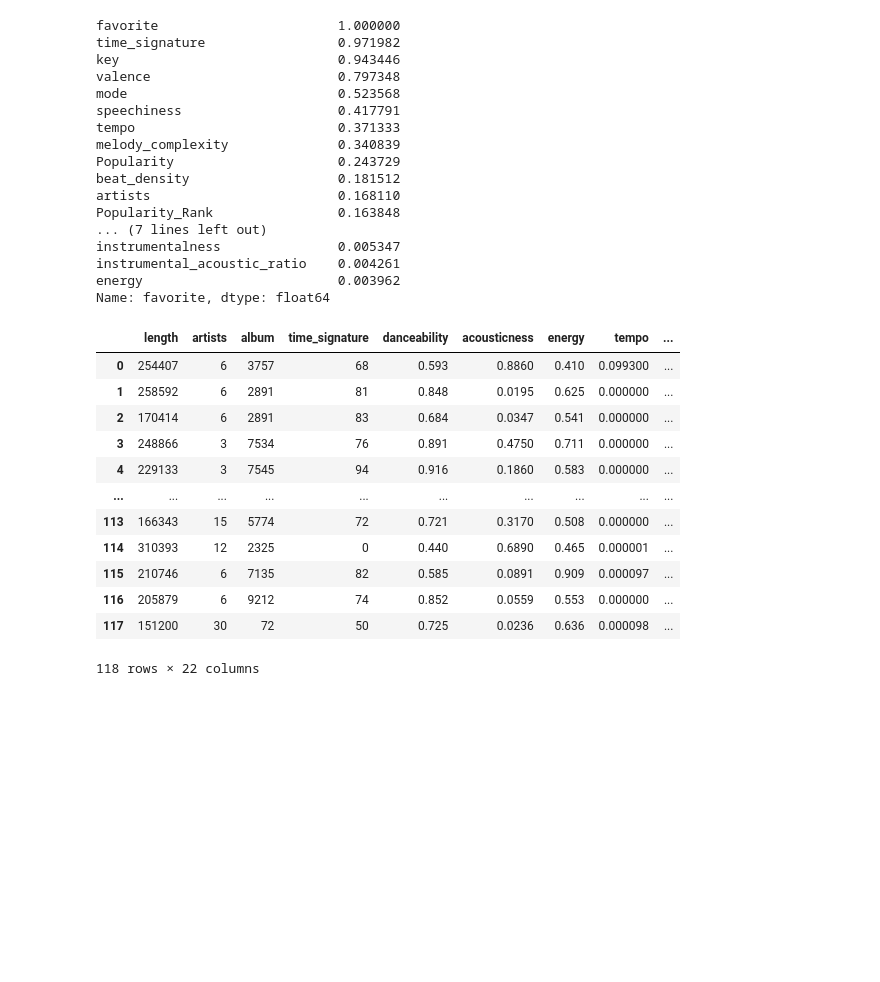
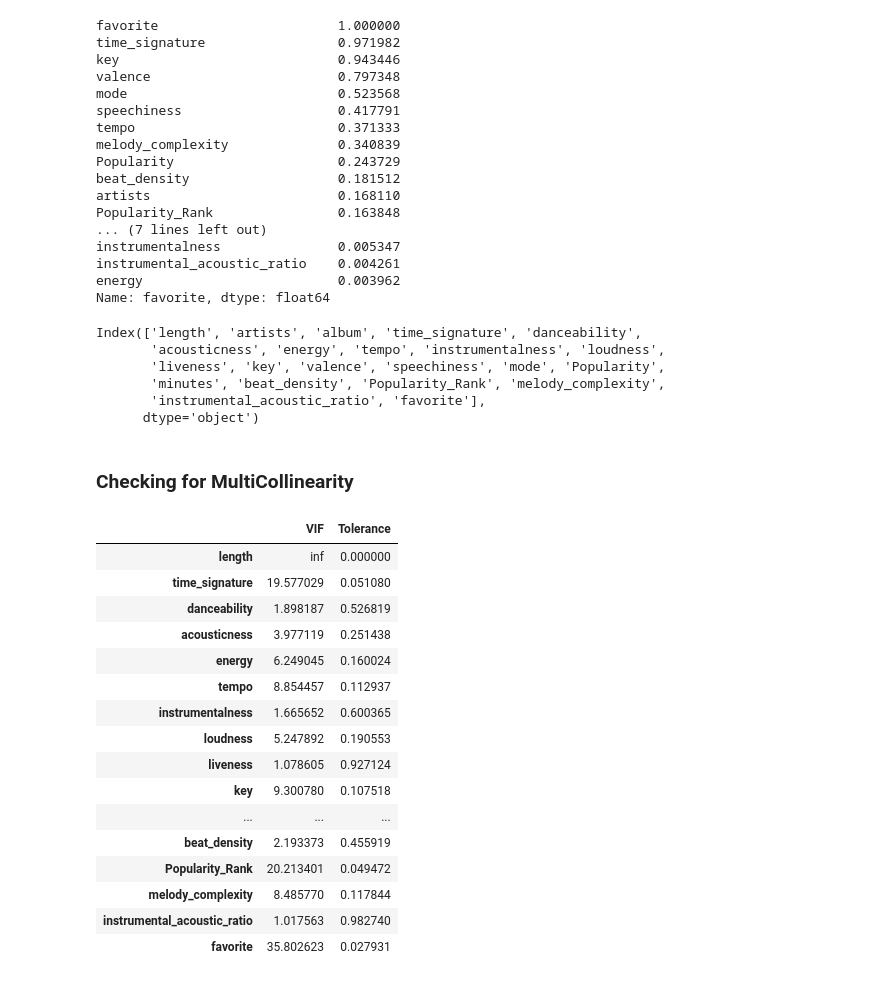
Before and after one commit to EthanFalcao/Spotify_Reccommendation_Algorithm, a Jupyter notebook: feature_selection.ipynb, the cells around one changed output. Cells and saved outputs as stored; diff of their text form; code cells hidden in the pictures; blank space fills up the shorter version.

```diff
--- a/feature_selection.ipynb
+++ b/feature_selection.ipynb
@@ -331,19 +317,57 @@ instrumentalness               0.005347
 instrumental_acoustic_ratio    0.004261
 energy                         0.003962
 Name: favorite, dtype: float64
+# %%
+print(df_hot_num.columns)
+# %% [output]
+Index(['length', 'artists', 'album', 'time_signature', 'danceability',
+       'acousticness', 'energy', 'tempo', 'instrumentalness', 'loudness',
+       'liveness', 'key', 'valence', 'speechiness', 'mode', 'Popularity',
+       'minutes', 'beat_density', 'Popularity_Rank', 'melody_complexity',
+       'instrumental_acoustic_ratio', 'favorite'],
+      dtype='object')
+# %% [markdown]
+### Checking for MultiCollinearity
 # %%
-df_hot_num[df_hot_num['favorite'] == 1]
+import pandas as pd
+from sklearn.linear_model import LinearRegression
+def calculate_vif(df_hot_num, features):
+    vif, tolerance = {}, {}
+    # all the features that you want to examine
+    for feature in features:
+        X = [f for f in features if f != feature]
+        X, y = df[X], df[feature]
+        r2 = LinearRegression().fit(X, y).score(X, y)
+        tolerance[feature] = 1 - r2
+        if tolerance[feature] != 0:
+            vif[feature] = 1 / tolerance[feature]
+        else:
+            vif[feature] = float('inf')  # Set VIF as infinity or another value as needed
+
+    # return VIF DataFrame
+    return pd.DataFrame({'VIF': vif, 'Tolerance': tolerance})
-# %% [output]
-|  | length | artists | album | time_signature | danceability | acousticness | energy | tempo | ... |
-| 0 | 254407 | 6 | 3757 | 68 | 0.593 | 0.8860 | 0.410 | 0.099300 | ... |
-| 1 | 258592 | 6 | 2891 | 81 | 0.848 | 0.0195 | 0.625 | 0.000000 | ... |
-| 2 | 170414 | 6 | 2891 | 83 | 0.684 | 0.0347 | 0.541 | 0.000000 | ... |
-| 3 | 248866 | 3 | 7534 | 76 | 0.891 | 0.4750 | 0.711 | 0.000000 | ... |
-| 4 | 229133 | 3 | 7545 | 94 | 0.916 | 0.1860 | 0.583 | 0.000000 | ... |
-| ... | ... | ... | ... | ... | ... | ... | ... | ... | ... |
-| 113 | 166343 | 15 | 5774 | 72 | 0.721 | 0.3170 | 0.508 | 0.000000 | ... |
-| 114 | 310393 | 12 | 2325 | 0 | 0.440 | 0.6890 | 0.465 | 0.000001 | ... |
-| 115 | 210746 | 6 | 7135 | 82 | 0.585 | 0.0891 | 0.909 | 0.000097 | ... |
-| 116 | 205879 | 6 | 9212 | 74 | 0.852 | 0.0559 | 0.553 | 0.000000 | ... |
-| 117 | 151200 | 30 | 72 | 50 | 0.725 | 0.0236 | 0.636 | 0.000098 | ... |
-118 rows × 22 columns
+# %%
+features =['length', 'time_signature', 'danceability',
+       'acousticness', 'energy', 'tempo', 'instrumentalness', 'loudness',
+       'liveness', 'key', 'valence', 'speechiness', 'mode', 'Popularity',
+       'minutes', 'beat_density', 'Popularity_Rank', 'melody_complexity',
+       'instrumental_acoustic_ratio', 'favorite']
+calculate_vif(df_hot_num,features)
+# %% [output]
+|  | VIF | Tolerance |
+| length | inf | 0.000000 |
+| time_signature | 19.577029 | 0.051080 |
+| danceability | 1.898187 | 0.526819 |
+| acousticness | 3.977119 | 0.251438 |
+| energy | 6.249045 | 0.160024 |
+| tempo | 8.854457 | 0.112937 |
+| instrumentalness | 1.665652 | 0.600365 |
+| loudness | 5.247892 | 0.190553 |
+| liveness | 1.078605 | 0.927124 |
+| key | 9.300780 | 0.107518 |
+| ... | ... | ... |
+| beat_density | 2.193373 | 0.455919 |
+| Popularity_Rank | 20.213401 | 0.049472 |
+| melody_complexity | 8.485770 | 0.117844 |
+| instrumental_acoustic_ratio | 1.017563 | 0.982740 |
+| favorite | 35.802623 | 0.027931 |
```
Also changed, not shown: parts of 21 cells of this notebook, 4 other files.
